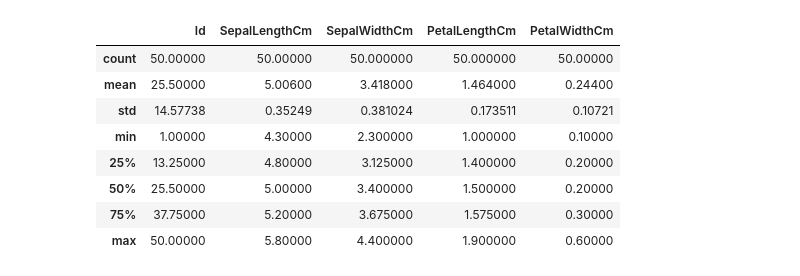
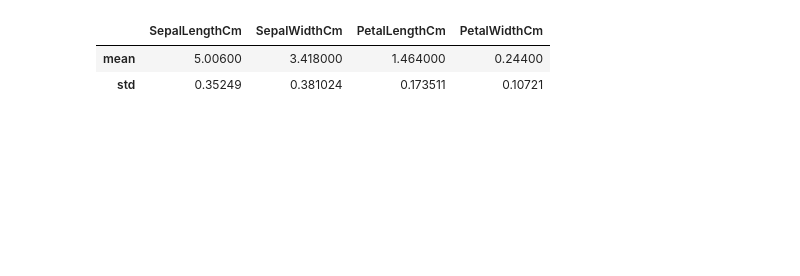
Before and after one commit to RD13p/AnalisisDatos-InteligenciaComp, a Jupyter notebook: Actividad1.ipynb, the cells around one changed output. Drawn from its saved outputs; the diff is of its cells as text; code cells hidden in the pictures; blank space fills up the shorter version.

```diff
--- a/Actividad1.ipynb
+++ b/Actividad1.ipynb
@@ -1,5 +1,5 @@
 # %%
 import pandas as pd
-myData = pd.read_csv("iris.csv") #csv actividad 1
+myData = pd.read_csv("iris.csv").drop(columns=['Id'],axis=1) #csv actividad 1
 myData.describe()
 # %% [output]
@@ -15,14 +15,8 @@ myData.describe()
 # %%
 setosa = myData.loc[myData["Species"]=="Iris-setosa"].copy()
-setosa.describe()
+setosa.describe().loc[['mean', 'std']]
 # %% [output]
-|  | Id | SepalLengthCm | SepalWidthCm | PetalLengthCm | PetalWidthCm |
-| count | 50.00000 | 50.00000 | 50.000000 | 50.000000 | 50.00000 |
-| mean | 25.50000 | 5.00600 | 3.418000 | 1.464000 | 0.24400 |
-| std | 14.57738 | 0.35249 | 0.381024 | 0.173511 | 0.10721 |
-| min | 1.00000 | 4.30000 | 2.300000 | 1.000000 | 0.10000 |
-| 25% | 13.25000 | 4.80000 | 3.125000 | 1.400000 | 0.20000 |
-| 50% | 25.50000 | 5.00000 | 3.400000 | 1.500000 | 0.20000 |
-| 75% | 37.75000 | 5.20000 | 3.675000 | 1.575000 | 0.30000 |
-| max | 50.00000 | 5.80000 | 4.400000 | 1.900000 | 0.60000 |
+|  | SepalLengthCm | SepalWidthCm | PetalLengthCm | PetalWidthCm |
+| mean | 5.00600 | 3.418000 | 1.464000 | 0.24400 |
+| std | 0.35249 | 0.381024 | 0.173511 | 0.10721 |
 # %%
```
Also changed, not shown: parts of 5 cells of this notebook.
